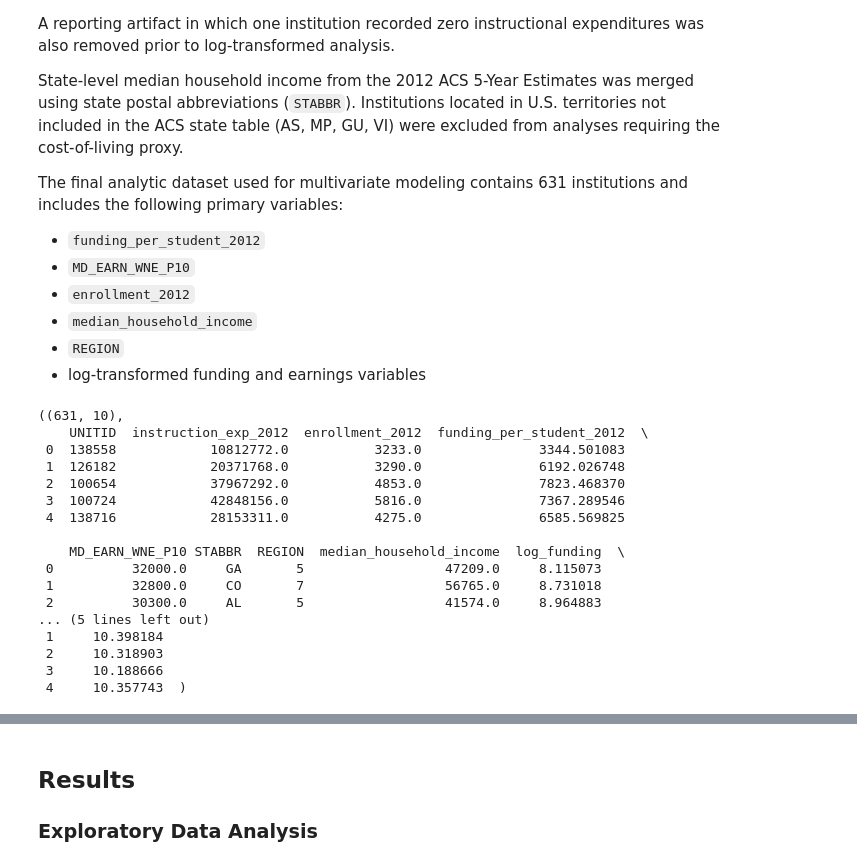
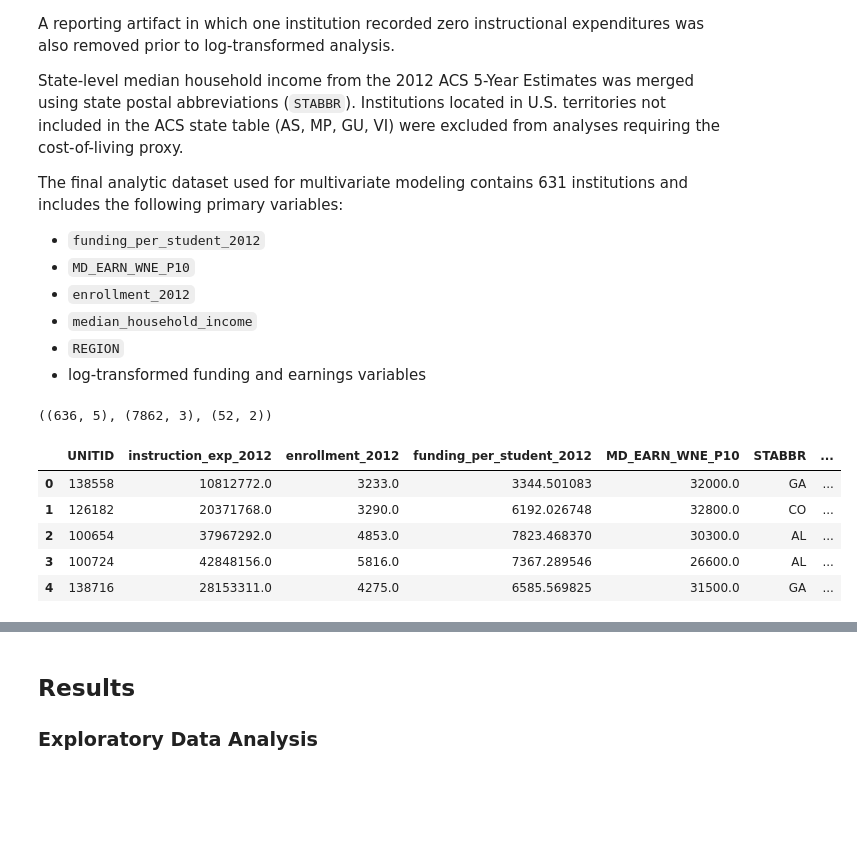
Before and after one commit to COGS108/Group108_WI26, a Jupyter notebook: 02-EDACheckpoint.ipynb, the cells around one changed output, grey strips where cells are left out. Drawn from its saved outputs; the diff is of its cells as text; code cells hidden in the pictures; blank space fills up the shorter version.

```diff
--- a/02-EDACheckpoint.ipynb
+++ b/02-EDACheckpoint.ipynb
@@ -259,51 +253,25 @@ The final analytic dataset used for multivariate modeling contains 631 instituti
 - `median_household_income`
 - `REGION`
 - log-transformed funding and earnings variables
-# %%
-import numpy as np
-
-# Start from the processed dataset created during Data Checkpoint
-df = pd.read_csv("data/02-processed/merged_ipeds2012_scorecard2012_13.csv")
-
-# Defensive: avoid duplicate columns if re-running
-df = df.drop(columns=["STABBR", "REGION", "median_household_income"], errors="ignore")
-
-# Merge Scorecard geography FIRST
-df = df.merge(state_df,  on="UNITID", how="left")
-df = df.merge(region_df, on="UNITID", how="left")
-
-assert df["STABBR"].isna().sum() == 0
-assert df["REGION"].isna().sum() == 0
-
-# Merge ACS SECOND
-df = df.merge(acs_clean, on="STABBR", how="left")
-
-# Final analytic dataset used for models requiring ACS (drops territories)
-df_acs = df.dropna(subset=["median_household_income"]).copy()
-
-# Remove zero-funding reporting artifact (needed for log transforms)
-df_acs = df_acs[df_acs["funding_per_student_2012"] > 0].copy()
-
-# Compute logs once on final dataset
-df_acs["log_funding"]  = np.log(df_acs["funding_per_student_2012"])
-df_acs["log_earnings"] = np.log(df_acs["MD_EARN_WNE_P10"])
-
-df_acs.shape, df_acs.head()
-# %% [output]
-((631, 10),
-    UNITID  instruction_exp_2012  enrollment_2012  funding_per_student_2012  \
- 0  138558            10812772.0           3233.0               3344.501083
- 1  126182            20371768.0           3290.0               6192.026748
- 2  100654            37967292.0           4853.0               7823.468370
- 3  100724            42848156.0           5816.0               7367.289546
- 4  138716            28153311.0           4275.0               6585.569825
-
-    MD_EARN_WNE_P10 STABBR  REGION  median_household_income  log_funding  \
- 0          32000.0     GA       5                  47209.0     8.115073
- 1          32800.0     CO       7                  56765.0     8.731018
- 2          30300.0     AL       5                  41574.0     8.964883
-... (5 lines left out)
- 1     10.398184
- 2     10.318903
- 3     10.188666
- 4     10.357743  )
+# %%
+import pandas as pd
+import numpy as np
+
+df_base = pd.read_csv("data/02-processed/merged_ipeds2012_scorecard2012_13.csv")
+geo_df = pd.read_csv("data/02-processed/scorecard_geo.csv")
+acs_clean = pd.read_csv("data/02-processed/acs_processing.csv")
+
+df_base.shape, geo_df.shape, acs_clean.shape
+# %% [output]
+((636, 5), (7862, 3), (52, 2))
+# %%
+df = df_base.merge(geo_df, on="UNITID", how="left")
+
+df.head()
+# %% [output]
+|  | UNITID | instruction_exp_2012 | enrollment_2012 | funding_per_student_2012 | MD_EARN_WNE_P10 | STABBR | ... |
+| 0 | 138558 | 10812772.0 | 3233.0 | 3344.501083 | 32000.0 | GA | ... |
+| 1 | 126182 | 20371768.0 | 3290.0 | 6192.026748 | 32800.0 | CO | ... |
+| 2 | 100654 | 37967292.0 | 4853.0 | 7823.468370 | 30300.0 | AL | ... |
+| 3 | 100724 | 42848156.0 | 5816.0 | 7367.289546 | 26600.0 | AL | ... |
+| 4 | 138716 | 28153311.0 | 4275.0 | 6585.569825 | 31500.0 | GA | ... |
```
Also changed, not shown: parts of 54 cells of this notebook, 3 other files.
